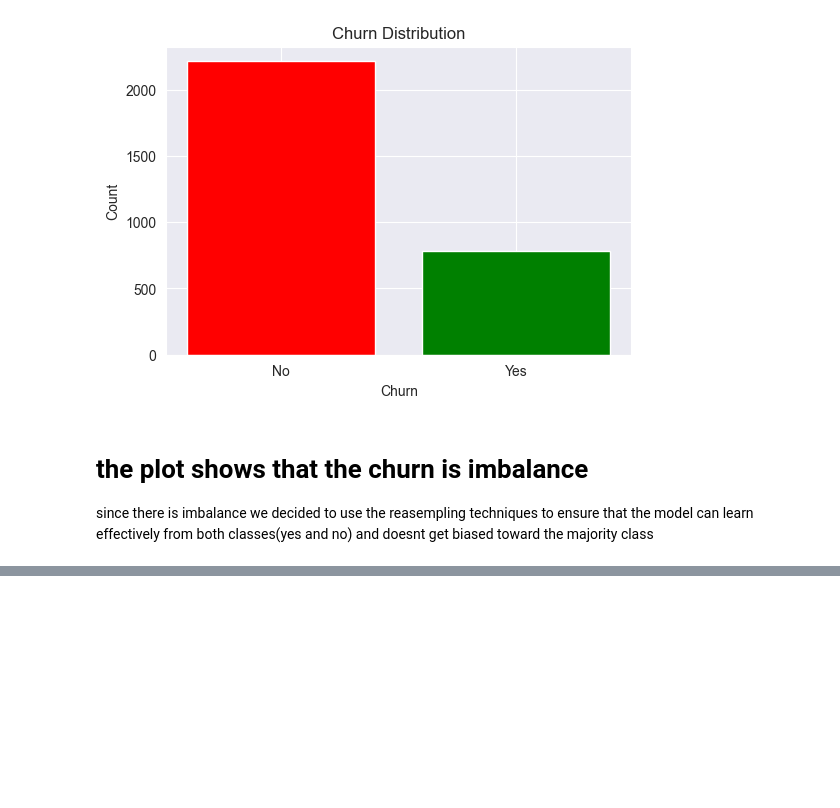
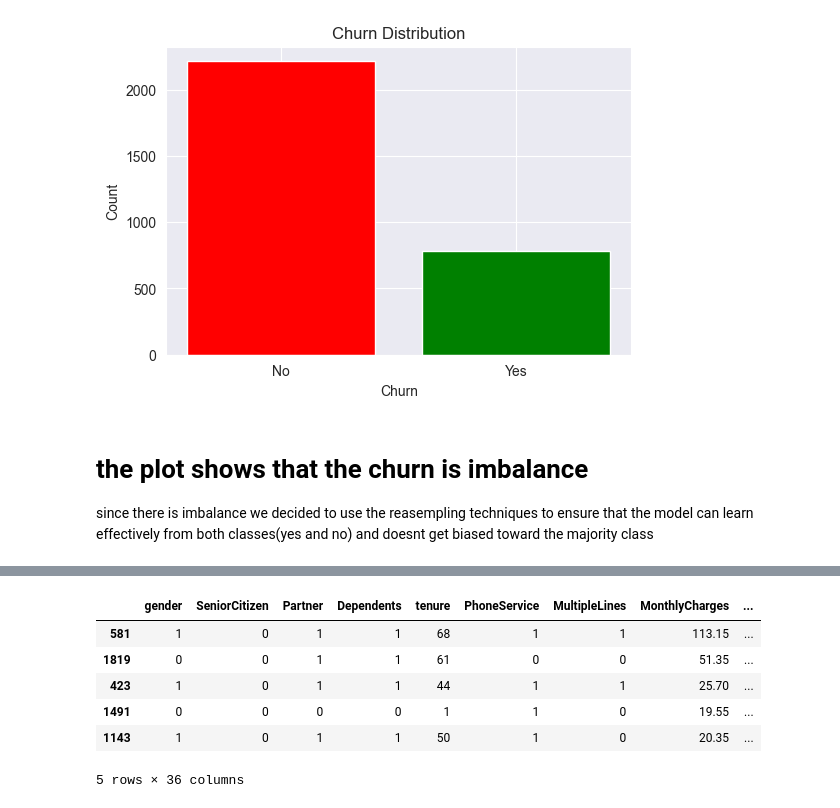
Before and after one commit to mancatha/LP2, a Jupyter notebook: LP2.ipynb, the cells around one changed output, grey strips where cells are left out. Drawn from its saved outputs; the diff is of its cells as text; code cells hidden in the pictures; blank space fills up the shorter version.

```diff
--- a/LP2.ipynb
+++ b/LP2.ipynb
@@ -1699,0 +1730,3 @@ NameError: name 'X_train_preprocessed' is not defined
+# %%
+#encoding gender
+X_train.gender.replace({'Male':1,'Female':0},inplace = True)
@@ -1699,0 +1737,39 @@ NameError: name 'X_train_preprocessed' is not defined
+# %%
+# Replace 'No service' with a unique numeric value
+no_service_category = -1
+categorical_columns = ['tenure_category', 'Service_category_OnlineSecurity', 'Service_category_TechSupport']
+for col in categorical_columns:
+    X_train[col] = X_train[col].apply(lambda x: no_service_category if x == 'No service' else x)
+    X_test[col] = X_test[col].apply(lambda x: no_service_category if x == 'No service' else x)
+
+# Replace 'Has service' with 1
+X_train = X_train.replace('Has service', 1)
+X_test = X_test.replace('Has service', 1)
+
+# Replace 'No service' with 0
+X_train = X_train.replace('No service', 0)
+X_test = X_test.replace('No service', 0)
+# %%
+#get variable for onehot encoding
+
+non_binary_columns=['InternetService','OnlineSecurity','OnlineBackup','DeviceProtection','TechSupport','StreamingTV','StreamingMovies','Contract','PaperlessBilling','PaymentMethod']
+# %%
+#One hot encode categorical data
+
+for col in non_binary_columns:
+
+    dummies=pd.get_dummies(X_train[col],prefix=col,drop_first=True)
+
+    X_train=X_train.drop(col,axis=1)
+
+    X_train=pd.concat([X_train,dummies],axis=1)
+
+X_train.head(5)
+# %% [output]
+|  | gender | SeniorCitizen | Partner | Dependents | tenure | PhoneService | MultipleLines | MonthlyCharges | ... |
+| 581 | 1 | 0 | 1 | 1 | 68 | 1 | 1 | 113.15 | ... |
+| 1819 | 0 | 0 | 1 | 1 | 61 | 0 | 0 | 51.35 | ... |
+| 423 | 1 | 0 | 1 | 1 | 44 | 1 | 1 | 25.70 | ... |
+| 1491 | 0 | 0 | 0 | 0 | 1 | 1 | 0 | 19.55 | ... |
+| 1143 | 1 | 0 | 1 | 1 | 50 | 1 | 0 | 20.35 | ... |
+5 rows × 36 columns
```
Also changed, not shown: parts of 39 cells of this notebook, 15 other files.
